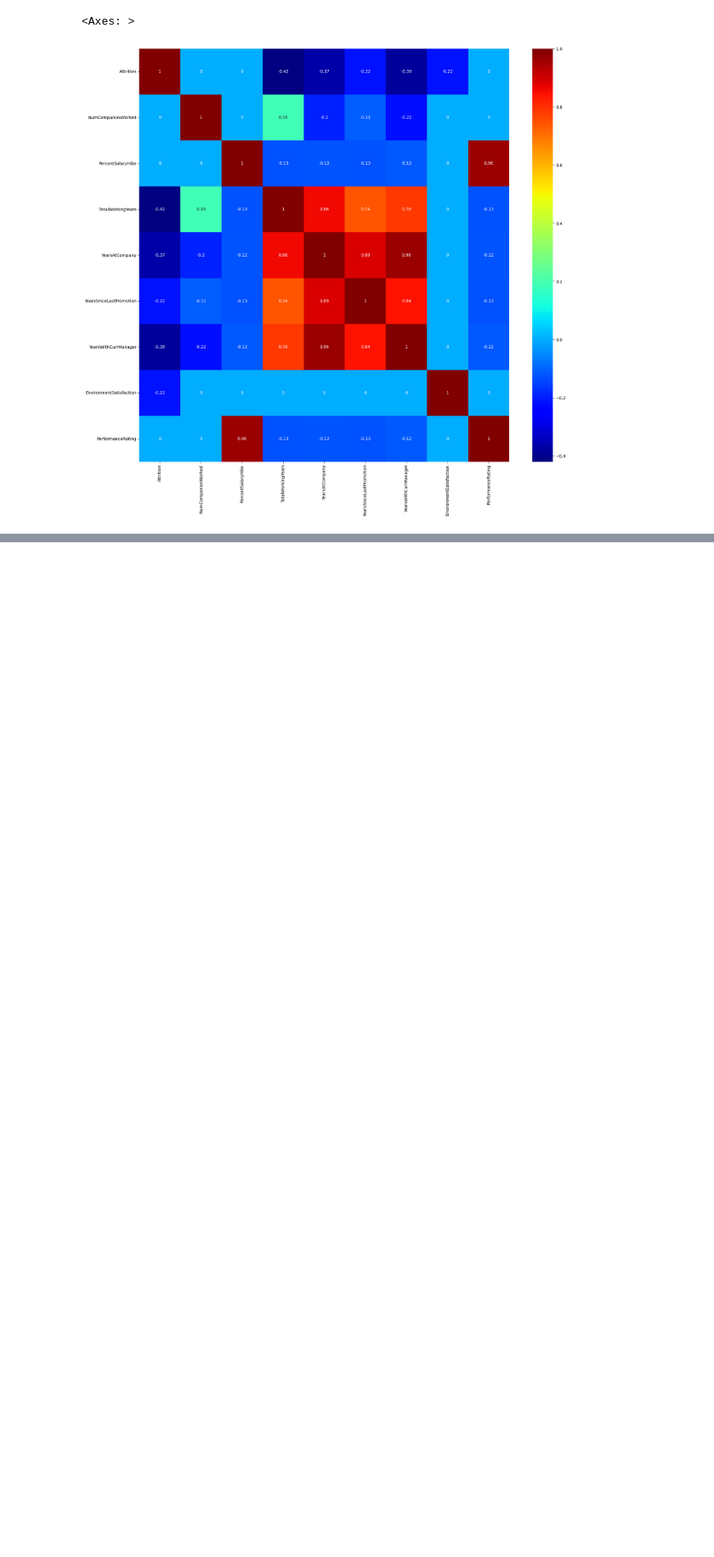
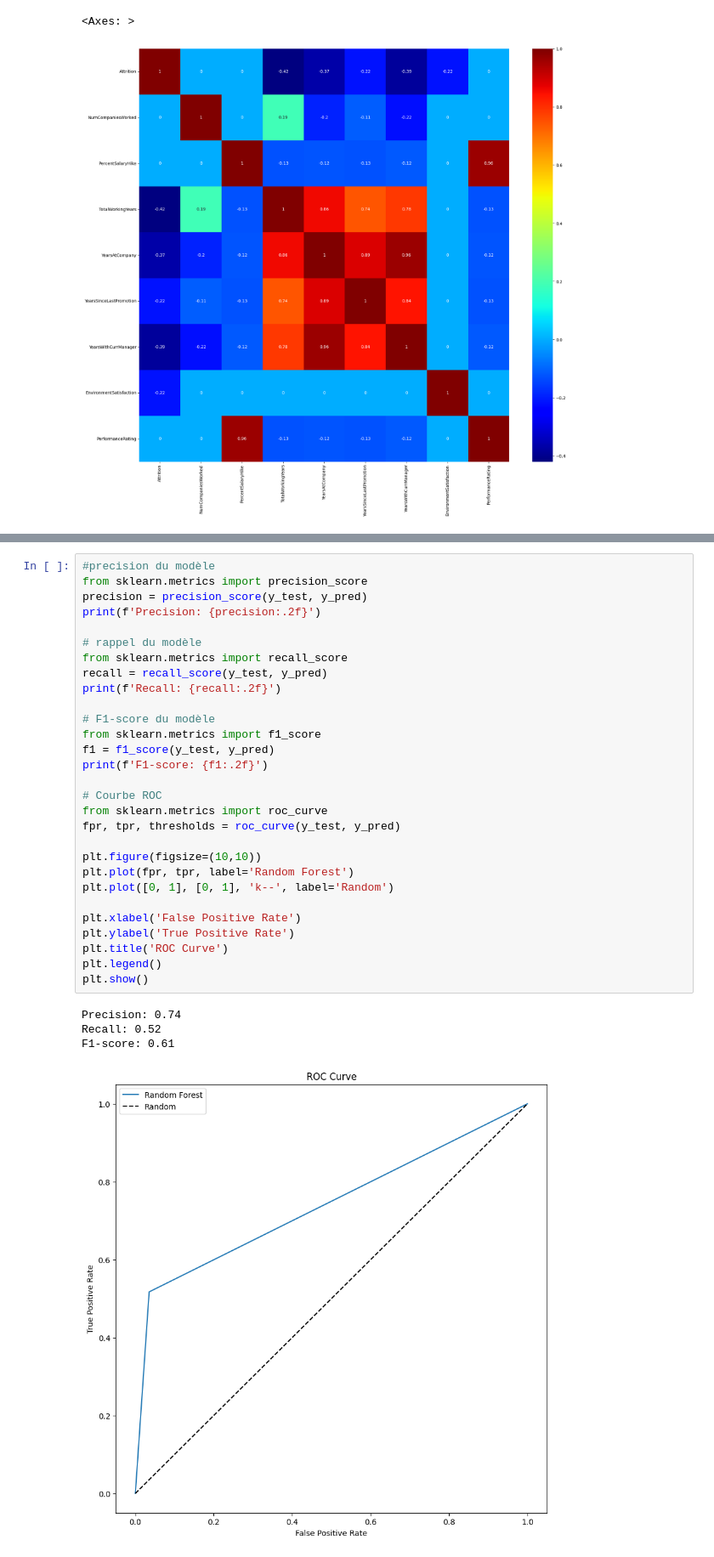
Before and after one commit to IA-G3/Projet-IA, a Jupyter notebook: correlation.ipynb, the cells around one changed output, grey strips where cells are left out. Shown at 85% size. Cells and saved outputs as stored; diff of their text form; blank space fills up the shorter version.

```diff
--- a/correlation.ipynb
+++ b/correlation.ipynb
@@ -171,0 +310,34 @@ FileNotFoundError: [Errno 2] No such file or directory: './outputs/heatmap_corre
+# %%
+#precision du modèle
+from sklearn.metrics import precision_score
+precision = precision_score(y_test, y_pred)
+print(f'Precision: {precision:.2f}')
+
+# rappel du modèle
+from sklearn.metrics import recall_score
+recall = recall_score(y_test, y_pred)
+print(f'Recall: {recall:.2f}')
+
+# F1-score du modèle
+from sklearn.metrics import f1_score
+f1 = f1_score(y_test, y_pred)
+print(f'F1-score: {f1:.2f}')
+
+# Courbe ROC
+from sklearn.metrics import roc_curve
+fpr, tpr, thresholds = roc_curve(y_test, y_pred)
+
+plt.figure(figsize=(10,10))
+plt.plot(fpr, tpr, label='Random Forest')
+plt.plot([0, 1], [0, 1], 'k--', label='Random')
+
+plt.xlabel('False Positive Rate')
+plt.ylabel('True Positive Rate')
+plt.title('ROC Curve')
+plt.legend()
+plt.show()
+# %% [output]
+Precision: 0.74
+Recall: 0.52
+F1-score: 0.61
+[figure, added]
```
Also changed, not shown: parts of 9 cells of this notebook.
